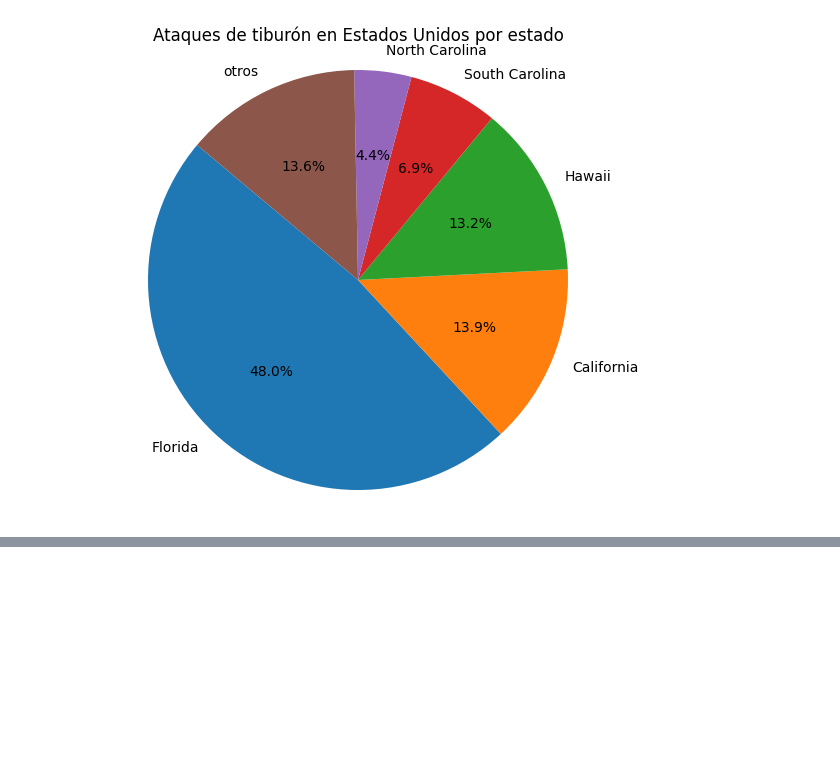
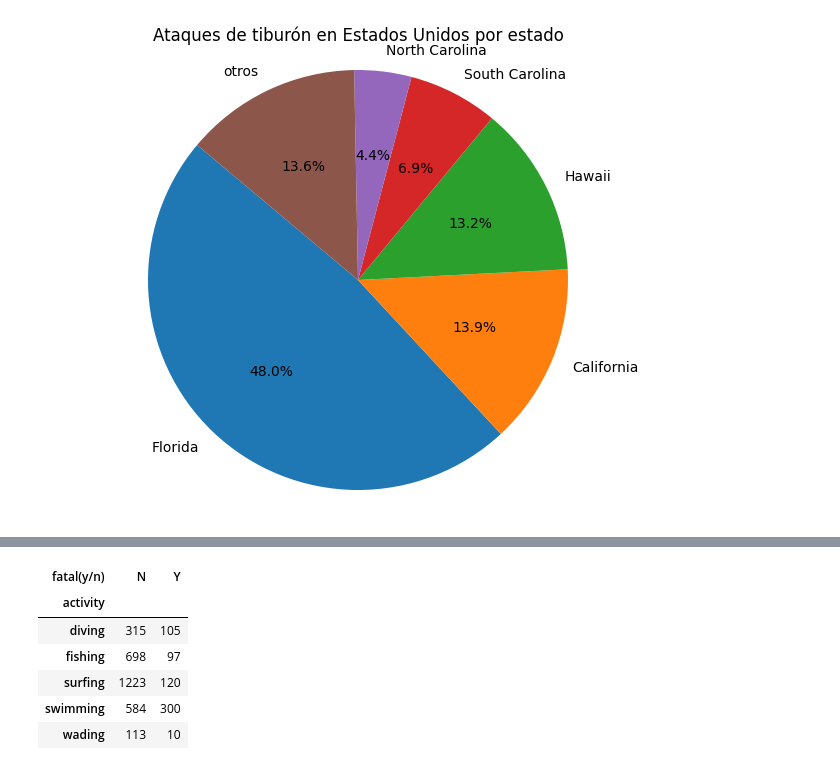
Before and after one commit to Jacobomb/PandasProjectJMB, a Jupyter notebook: notebooks/analysis.ipynb, the cells around one changed output, grey strips where cells are left out. Cells and saved outputs as stored; diff of their text form; code cells hidden in the pictures; blank space fills up the shorter version.

```diff
--- a/notebooks/analysis.ipynb
+++ b/notebooks/analysis.ipynb
@@ -90,0 +104,12 @@ Aquí se muestran las 15 actividades con más casos. Destaca por encima de todas
+# %%
+# Puede ser útil crear una pivot table para contar el número de sucesos de cada actividad que acabaron en fatalidad (Y) o no (N)
+tabla = pd.crosstab(index=df_top.activity, columns=df_top['fatal(y/n)'])
+tabla
+# %% [output]
+| fatal(y/n) | N | Y |
+| activity |  |  |
+| diving | 315 | 105 |
+| fishing | 698 | 97 |
+| surfing | 1223 | 120 |
+| swimming | 584 | 300 |
+| wading | 113 | 10 |
```
Also changed, not shown: parts of 6 cells of this notebook, 1 other file.
